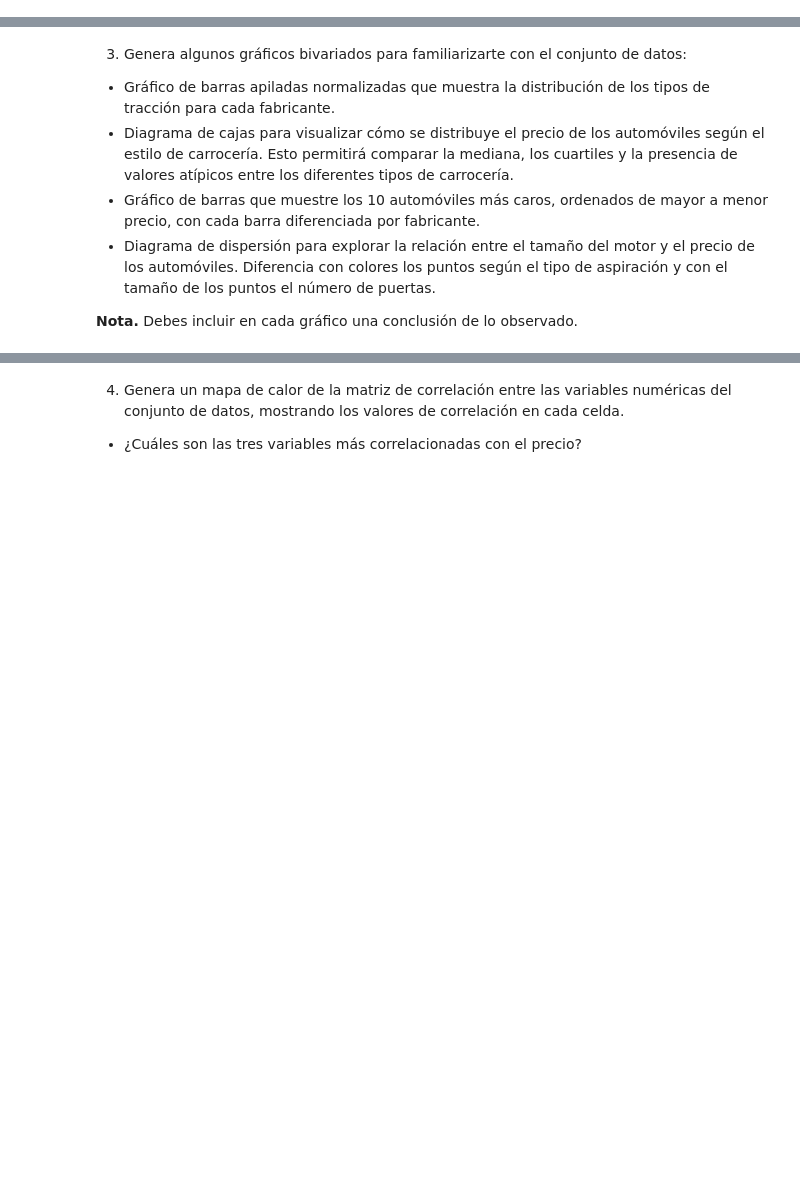
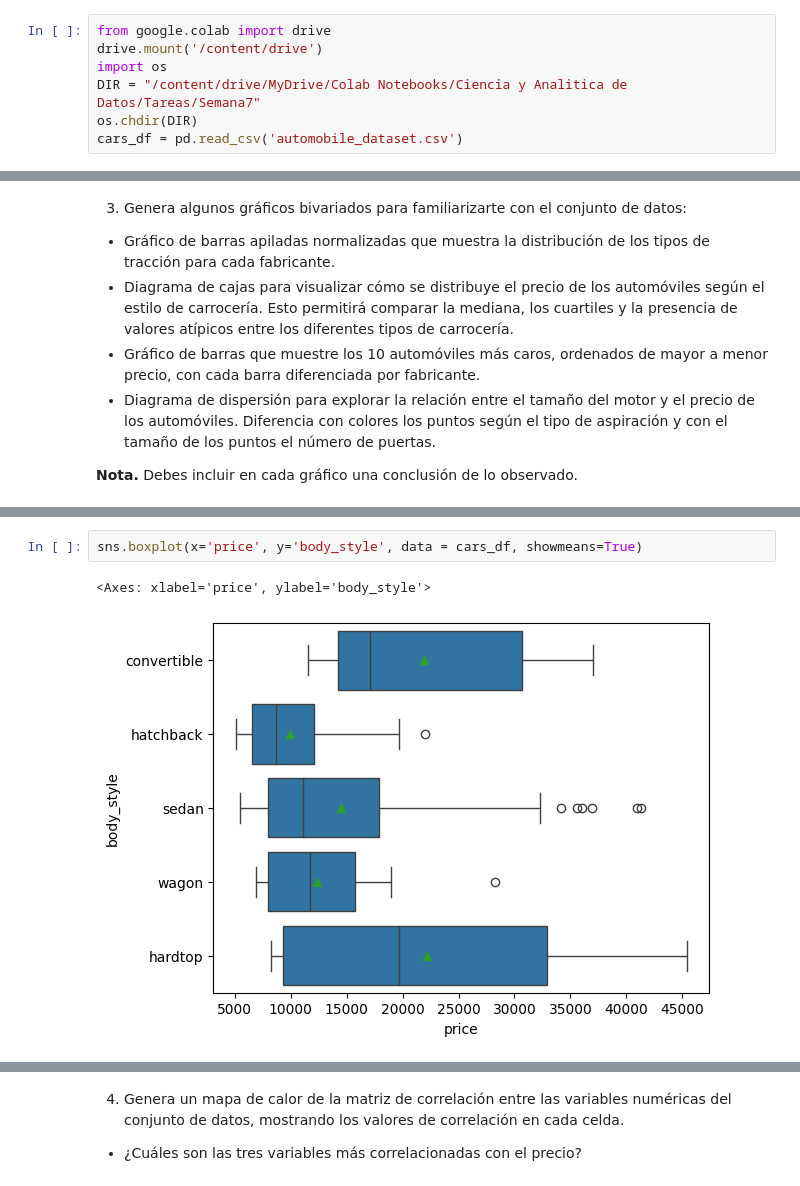
Before and after one commit to MonicaRamirez-98/Proyectos-Maestria, a Jupyter notebook: Actividad7PCA.ipynb, the cells around one changed output, grey strips where cells are left out. Drawn from its saved outputs; the diff is of its cells as text; blank space fills up the shorter version.

```diff
--- a/Actividad7PCA.ipynb
+++ b/Actividad7PCA.ipynb
@@ -62,3 +62,10 @@ from sklearn.decomposition import PCA
 * Utiliza el método `info()` del dataframe, para obtener el resumen de los tipos de datos. ¿Cuántas columnas son numéricas y cuántas de texto?
 * Al revisar los primeros registros, notarás que la columna `normalized_losses` contiene el símbolo `?`. Esto sugiere que se utilizó para indicar valores faltantes. Identifica todas las columnas que presentan este símbolo.
 * Sustituye el símbolo `?` por valores faltantes (`NaN`) y convierte las columnas al tipo de dato adecuado. Esto es necesario porque la presencia del símbolo pudo haber hecho que pandas las interpretara como object, aunque en realidad no lo fueran.
+# %%
+from google.colab import drive
+drive.mount('/content/drive')
+import os
+DIR = "/content/drive/MyDrive/Colab Notebooks/Ciencia y Analitica de Datos/Tareas/Semana7"
+os.chdir(DIR)
+cars_df = pd.read_csv('automobile_dataset.csv')
@@ -80,0 +309,5 @@ from sklearn.decomposition import PCA
+# %%
+sns.boxplot(x='price', y='body_style', data = cars_df, showmeans=True)
+# %% [output]
+<Axes: xlabel='price', ylabel='body_style'>
+[figure, added]
```
Also changed, not shown: parts of 48 cells of this notebook.
